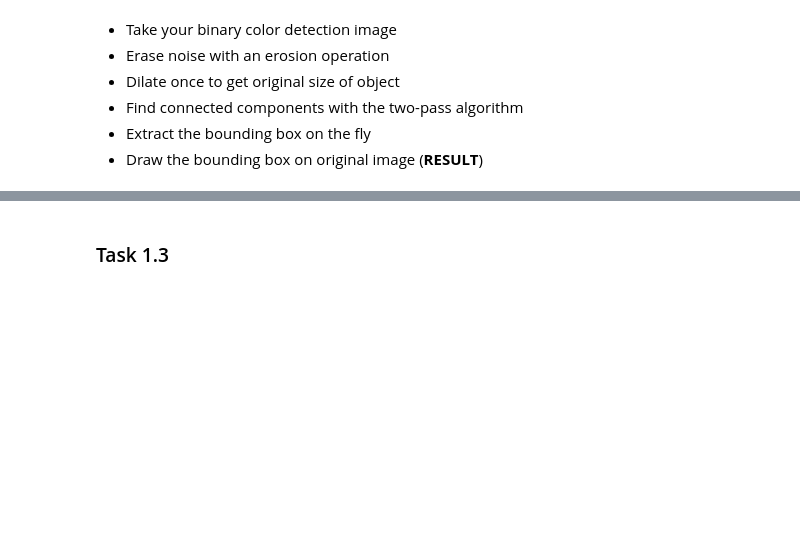
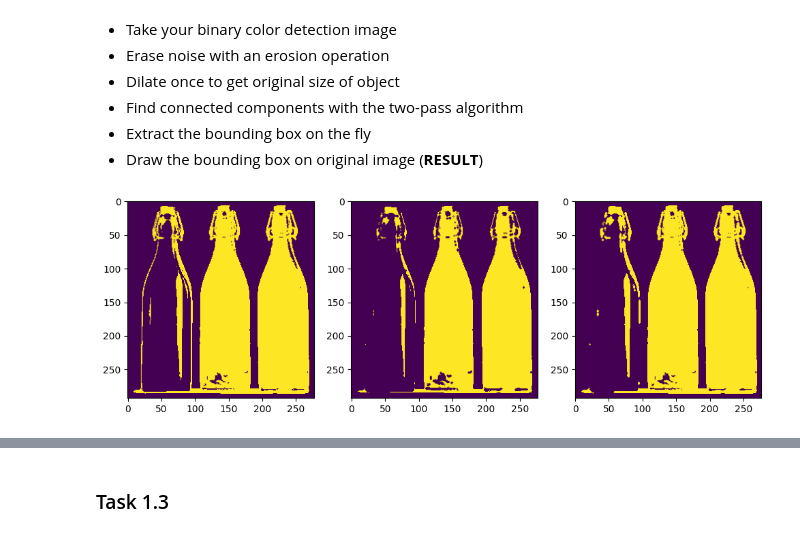
Before and after one commit to BornForInfo/Computer-vision-recap, a Jupyter notebook: assignment01.ipynb, the cells around one changed output, grey strips where cells are left out. Saved outputs shown, nothing was run; the diff lists cells and outputs as text; code cells hidden in the pictures; blank space fills up the shorter version.

```diff
--- a/assignment01.ipynb
+++ b/assignment01.ipynb
@@ -111,0 +140,36 @@ io.imshow(image)
+# %%
+def erosion(binary_image):
+    h_img, w_img = binary_image.shape
+    padded = np.pad(binary_image, ((1,1),(1,1)), mode = 'constant', constant_values=0)
+    erroded = np.zeros_like(binary_image) # zeros_like -> same dtype as binary_image
+
+    for y in range(h_img):
+        for x in range(w_img):
+            center = padded[y+1, x+1]
+            up = padded[y, x+1]
+            down = padded[y+2, x+1]
+            left = padded[y+1, x]
+            right = padded[y+1, x+2]
+
+            if up & down & right & left:
+                erroded[y,x] = 1
+
+    return erroded
+# %%
+def dilation(binary_image):
+    h_img, w_img = binary_image.shape
+    padded = np.pad(binary_image, ((1,1),(1,1)), mode = 'constant', constant_values=0)
+    deleated = np.zeros_like(binary_image) # zeros_like -> same dtype as binary_image
+
+    for y in range(h_img):
+        for x in range(w_img):
+            center = padded[y+1, x+1]
+            up = padded[y, x+1]
+            down = padded[y+2, x+1]
+            left = padded[y+1, x]
+            right = padded[y+1, x+2]
+
+            if up or down or right or left:
+                deleated[y,x] = 1
+
+    return deleated
@@ -111,0 +222,10 @@ io.imshow(image)
+# %%
+errode = erosion(binary_image)
+dilated = dilation(errode)
+fig, axes = plt.subplots(1,3, figsize=(12,4))
+axes[0].imshow(binary_image)
+axes[1].imshow(errode)
+axes[2].imshow(dilated)
+plt.show()
+# %% [output]
+[figure, added]
```
Also changed, not shown: parts of 6 cells of this notebook.
